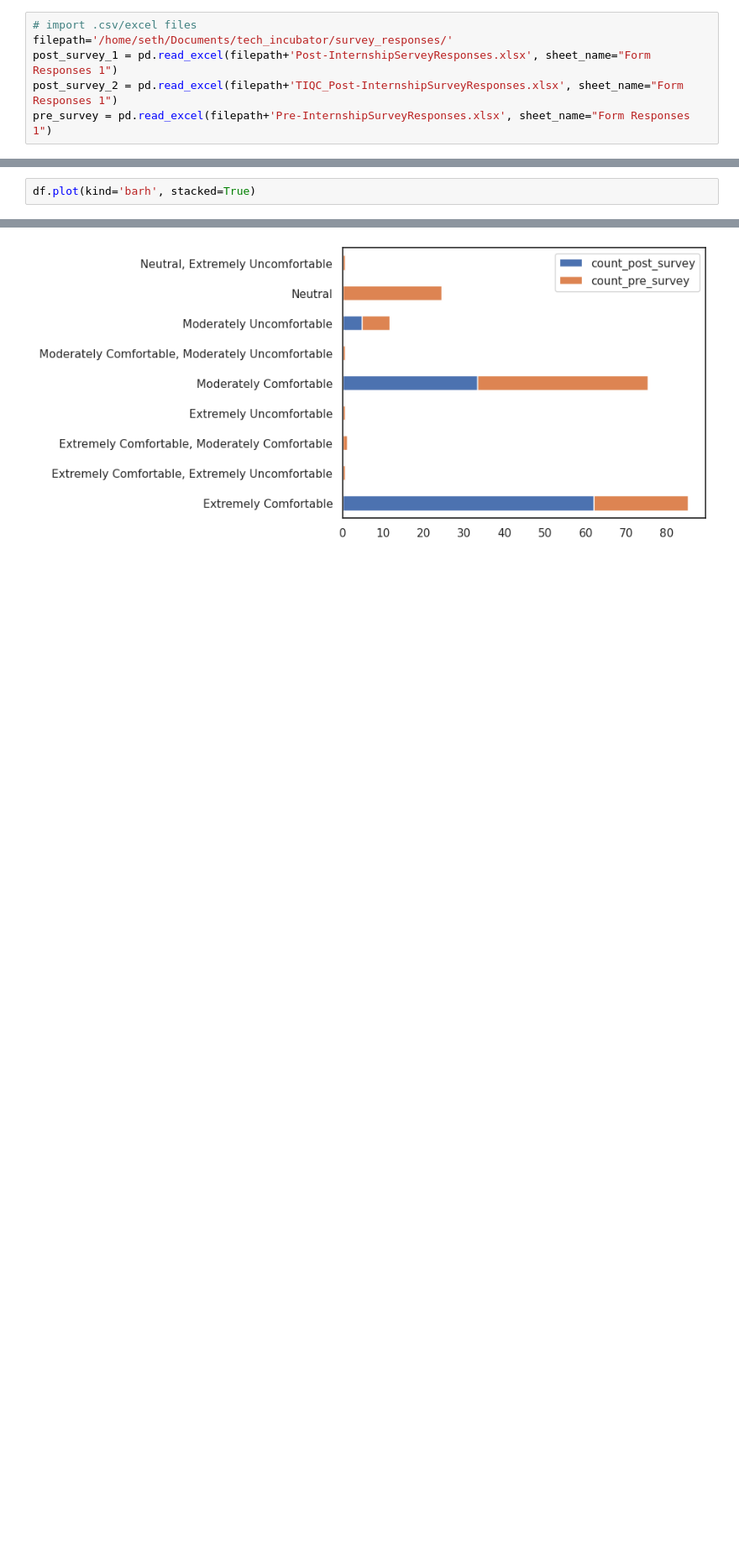
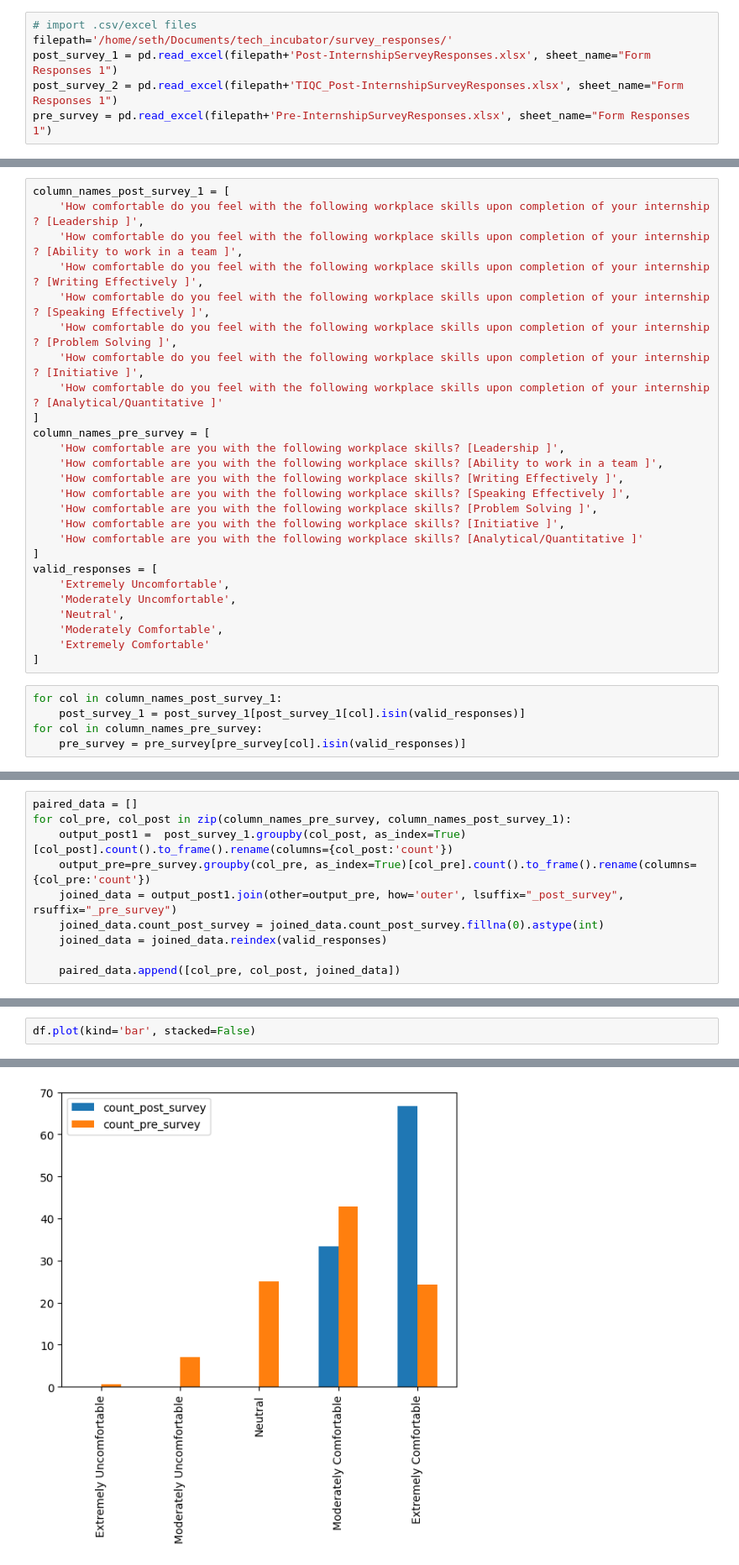
Before and after one commit to sethjmarcus/seth_tiqc, a Jupyter notebook: python/data_visualization.ipynb, the cells around one changed output, grey strips where cells are left out. Shown: that part at 84% size. Saved outputs shown, nothing was run; the diff lists cells and outputs as text; blank space fills up the shorter version.

Commit message:
statistics done. need to work on visualizations

```diff
--- a/python/data_visualization.ipynb
+++ b/python/data_visualization.ipynb
@@ -29,0 +16,31 @@ df = pd.DataFrame(joined_data)
+# %%
+column_names_post_survey_1 = [
+    'How comfortable do you feel with the following workplace skills upon completion of your internship ? [Leadership ]',
+    'How comfortable do you feel with the following workplace skills upon completion of your internship ? [Ability to work in a team ]',
+    'How comfortable do you feel with the following workplace skills upon completion of your internship ? [Writing Effectively ]',
+    'How comfortable do you feel with the following workplace skills upon completion of your internship ? [Speaking Effectively ]',
+    'How comfortable do you feel with the following workplace skills upon completion of your internship ? [Problem Solving ]',
+    'How comfortable do you feel with the following workplace skills upon completion of your internship ? [Initiative ]',
+    'How comfortable do you feel with the following workplace skills upon completion of your internship ? [Analytical/Quantitative ]'
+]
+column_names_pre_survey = [
+    'How comfortable are you with the following workplace skills? [Leadership ]',
+    'How comfortable are you with the following workplace skills? [Ability to work in a team ]',
+    'How comfortable are you with the following workplace skills? [Writing Effectively ]',
+    'How comfortable are you with the following workplace skills? [Speaking Effectively ]',
+    'How comfortable are you with the following workplace skills? [Problem Solving ]',
+    'How comfortable are you with the following workplace skills? [Initiative ]',
+    'How comfortable are you with the following workplace skills? [Analytical/Quantitative ]'
+]
+valid_responses = [
+    'Extremely Uncomfortable',
+    'Moderately Uncomfortable',
+    'Neutral',
+    'Moderately Comfortable',
+    'Extremely Comfortable'
+]
+# %%
+for col in column_names_post_survey_1:
+    post_survey_1 = post_survey_1[post_survey_1[col].isin(valid_responses)]
+for col in column_names_pre_survey:
+    pre_survey = pre_survey[pre_survey[col].isin(valid_responses)]
@@ -30 +53,11 @@ df = pd.DataFrame(joined_data)
+# %%
+paired_data = []
+for col_pre, col_post in zip(column_names_pre_survey, column_names_post_survey_1):
+    output_post1 =  post_survey_1.groupby(col_post, as_index=True)[col_post].count().to_frame().rename(columns={col_post:'count'})
+    output_pre=pre_survey.groupby(col_pre, as_index=True)[col_pre].count().to_frame().rename(columns={col_pre:'count'})
+    joined_data = output_post1.join(other=output_pre, how='outer', lsuffix="_post_survey", rsuffix="_pre_survey")
+    joined_data.count_post_survey = joined_data.count_post_survey.fillna(0).astype(int)
+    joined_data = joined_data.reindex(valid_responses)
+
+    paired_data.append([col_pre, col_post, joined_data])
 # %%
@@ -45,5 +75,5 @@ df
 # %%
-df.plot(kind='barh', stacked=True)
+df.plot(kind='bar', stacked=False)
 # %% [output]
 <AxesSubplot: >
-[figure, old version]
+[figure, new version]
```
Also changed, not shown: parts of 9 cells of this notebook.
